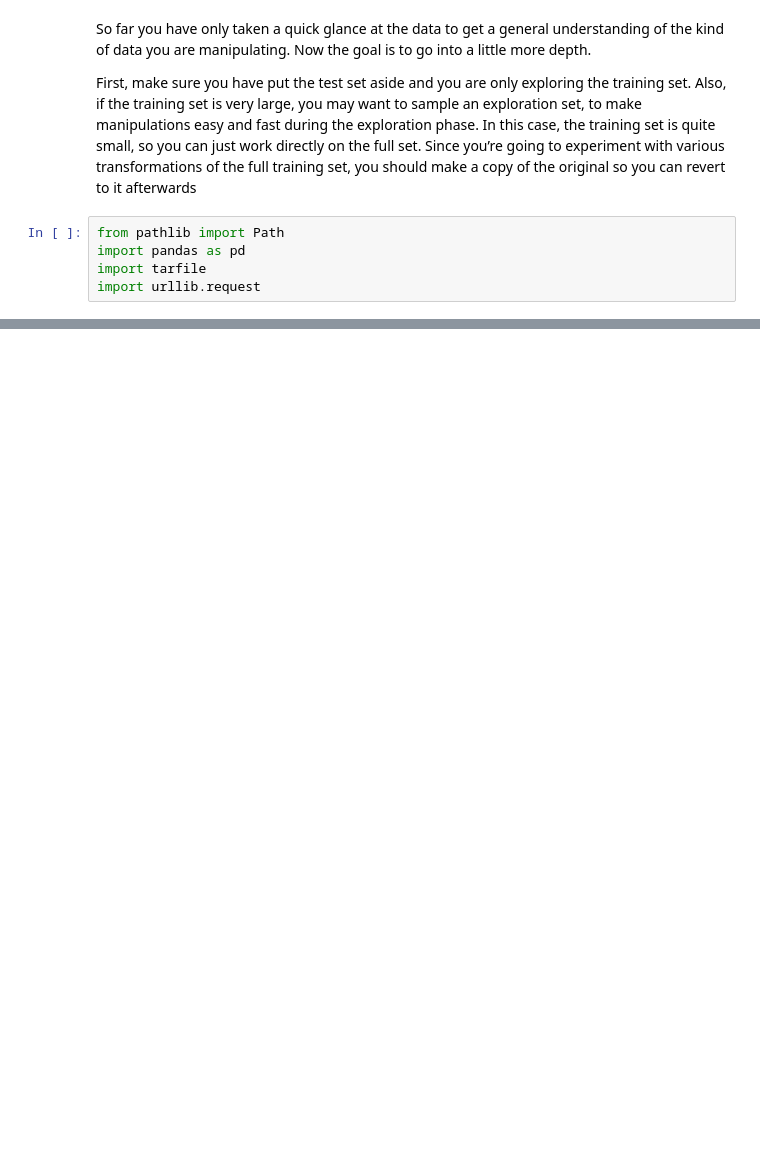
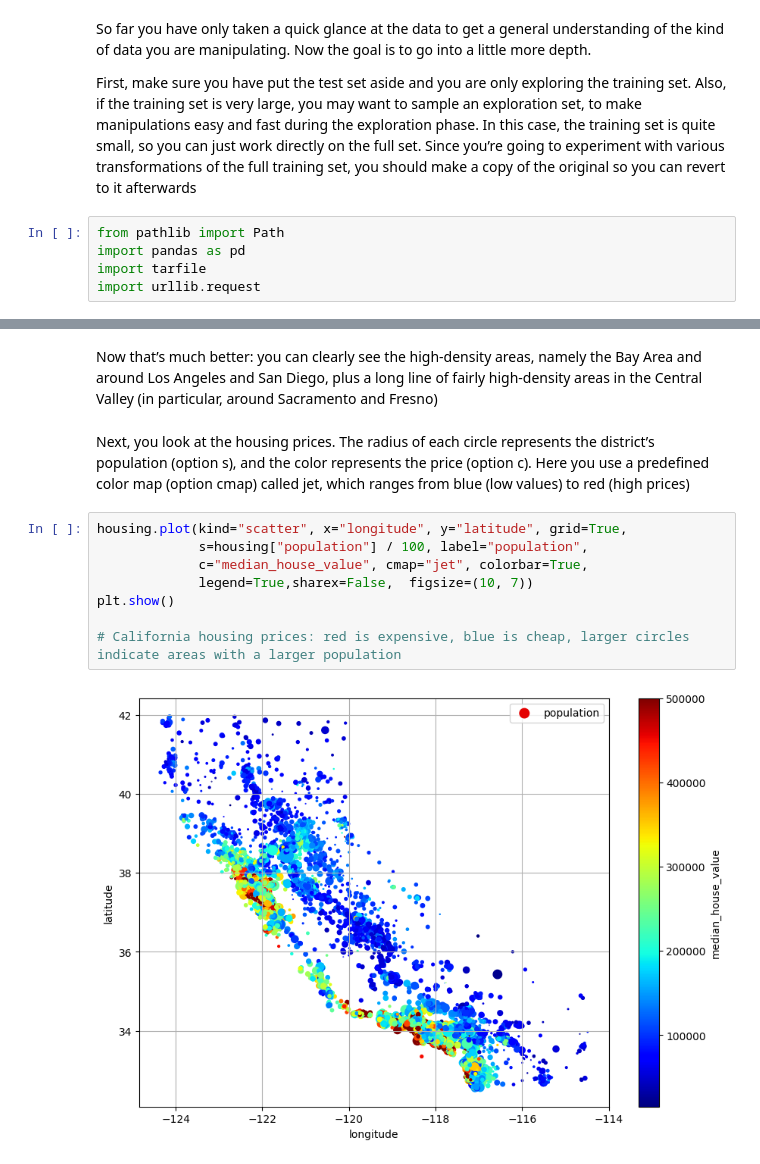
Before and after one commit to MulanSchneeberg/Hands-On-Machine-Learning_3rd, a Jupyter notebook: 02.End to End Machine Learning Project/03.Explore and Visualize the data to gain insights.ipynb, the cells around one changed output, grey strips where cells are left out. Cells and saved outputs as stored; diff of their text form; blank space fills up the shorter version.

```diff
--- a/02.End to End Machine Learning Project/03.Explore and Visualize the data to gain insights.ipynb
+++ b/02.End to End Machine Learning Project/03.Explore and Visualize the data to gain insights.ipynb
@@ -21,0 +79,14 @@ housing = load_housing_data()
+# %% [markdown]
+Now that’s much better: you can clearly see the high-density areas, namely the Bay Area and around Los Angeles and San Diego, plus a long line of fairly high-density areas in the Central Valley (in particular, around Sacramento and Fresno)
+# %% [markdown]
+Next, you look at the housing prices. The radius of each circle represents the district’s population (option s), and the color represents the price (option c). Here you use a predefined color map (option cmap) called jet, which ranges from blue (low values) to red (high prices)
+# %%
+housing.plot(kind="scatter", x="longitude", y="latitude", grid=True,
+             s=housing["population"] / 100, label="population",
+             c="median_house_value", cmap="jet", colorbar=True,
+             legend=True,sharex=False,  figsize=(10, 7))
+plt.show()
+
+# California housing prices: red is expensive, blue is cheap, larger circles indicate areas with a larger population
+# %% [output]
+[figure, added]
```
Also changed, not shown: parts of 30 cells of this notebook, 1 other file.
